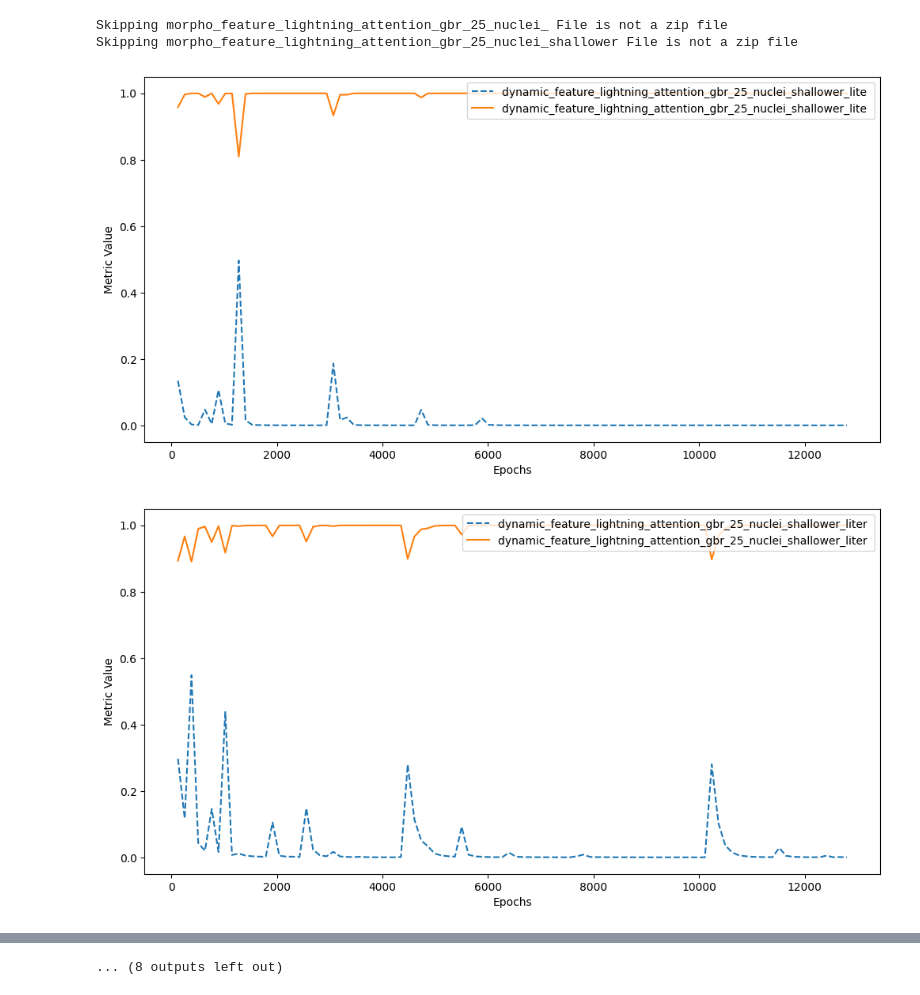
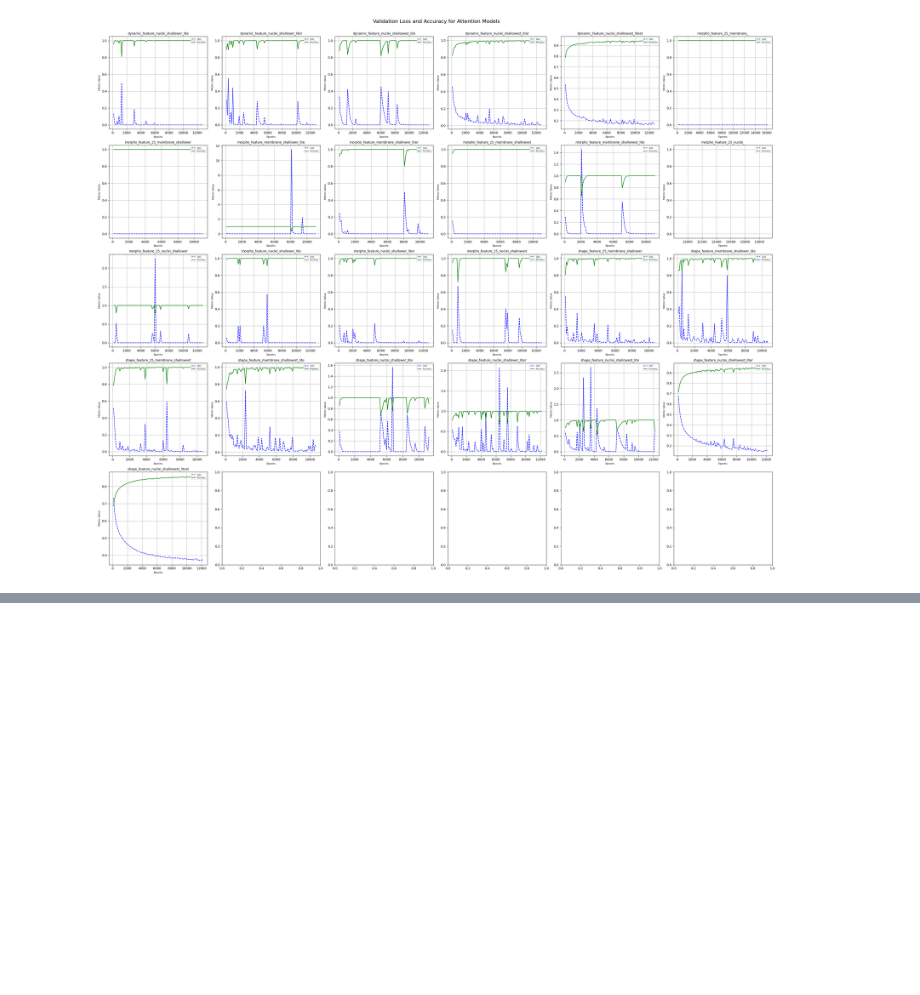
Before and after one commit to kapoorlab/CopenhagenWorkflow, a Jupyter notebook: metrics_gbr_inception.ipynb, the cells around one changed output, grey strips where cells are left out. Cells and saved outputs as stored; diff of their text form; code cells hidden in the pictures; blank space fills up the shorter version.

Commit message:
update metrics

```diff
--- a/metrics_gbr_inception.ipynb
+++ b/metrics_gbr_inception.ipynb
@@ -1,4 +1,5 @@
 # %%
+
 
 import os
 import numpy as np
@@ -11,44 +12,64 @@ base_dir = '/home/debian/jz/Mari_Models/TrackModels'
 validation_loss_data = []
 validation_accuracy_data = []
 folders = []
+
 for folder in os.listdir(base_dir):
     folder_path = os.path.join(base_dir, folder)
     if os.path.isdir(folder_path) and 'attention' in folder:
         # Find the npz file in the directory
         for file in os.listdir(folder_path):
             if file.endswith('.npz'):
                 file_path = os.path.join(folder_path, file)
                 try:
                     data = np.load(file_path, allow_pickle=True)
                     if 'validation_loss' in data:
                         steps = data['validation_loss'].item().get('steps', [])
                         values = data['validation_loss'].item().get('values', [])
                         if len(steps) == len(values):
                             validation_loss_data.append((steps, values))
                             folders.append(folder)
                     if 'validation_accuracy' in data:
                         acc_steps = data['validation_accuracy'].item().get('steps', [])
                         acc_values = data['validation_accuracy'].item().get('values', [])
                         if len(acc_steps) == len(acc_values):
                             validation_accuracy_data.append((acc_steps, acc_values))
                 except Exception as e:
                     print(f'Skipping {folder} {e}')
 
-for i, folder in enumerate(folders):
+# Number of models
+num_models = len(folders)
+
+# Define the number of rows and columns for subplots
+rows = 5
+cols = 6
+fig, axes = plt.subplots(rows, cols, figsize=(30, 25))
+axes = axes.flatten()
+
+# Plot each model's validation loss and accuracy
+for i, ax in enumerate(axes[:num_models]):
+    folder = folders[i]
+    posttitle = "_".join(folder.split("_")[-3:])
+    title = "_".join(folder.split("_")[:2])
+    title += '_' + posttitle
+    # Plot validation loss
     steps, values = validation_loss_data[i]
-    plt.figure(figsize=(12, 6))
-    plt.plot(steps, values, label=f'{folder} ', linestyle='--')
+    ax.plot(steps, values, label='Loss', linestyle='--', color='b')
 
     # Plot validation accuracy if available
     if i < len(validation_accuracy_data):
         acc_steps, acc_values = validation_accuracy_data[i]
-        plt.plot(acc_steps, acc_values, label=f'{folder} ')
+        ax.plot(acc_steps, acc_values, label='Accuracy', color='g')
 
-    plt.xlabel('Epochs')
-    plt.ylabel('Metric Value')
-    plt.legend(loc='upper right')
+    ax.set_title(title, fontsize=10)
+    ax.set_xlabel('Epochs', fontsize=8)
+    ax.set_ylabel('Metric Value', fontsize=8)
+    ax.legend(loc='upper right', fontsize=6)
+    ax.grid(True)
+
+# Adjust layout to avoid overlap
+plt.tight_layout()
+plt.subplots_adjust(top=0.95)
+fig.suptitle('Validation Loss and Accuracy for Attention Models', fontsize=16)
+plt.show()
 # %% [output]
-Skipping morpho_feature_lightning_attention_gbr_25_nuclei_ File is not a zip file
-Skipping morpho_feature_lightning_attention_gbr_25_nuclei_shallower File is not a zip file
-[figure, old version]
+[figure, new version]
-[figure, removed]
@@ -64 +75,0 @@ Skipping morpho_feature_lightning_attention_gbr_25_nuclei_shallower File is not
-... (8 outputs left out)
```
Also changed, not shown: parts of 1 cell of this notebook.
